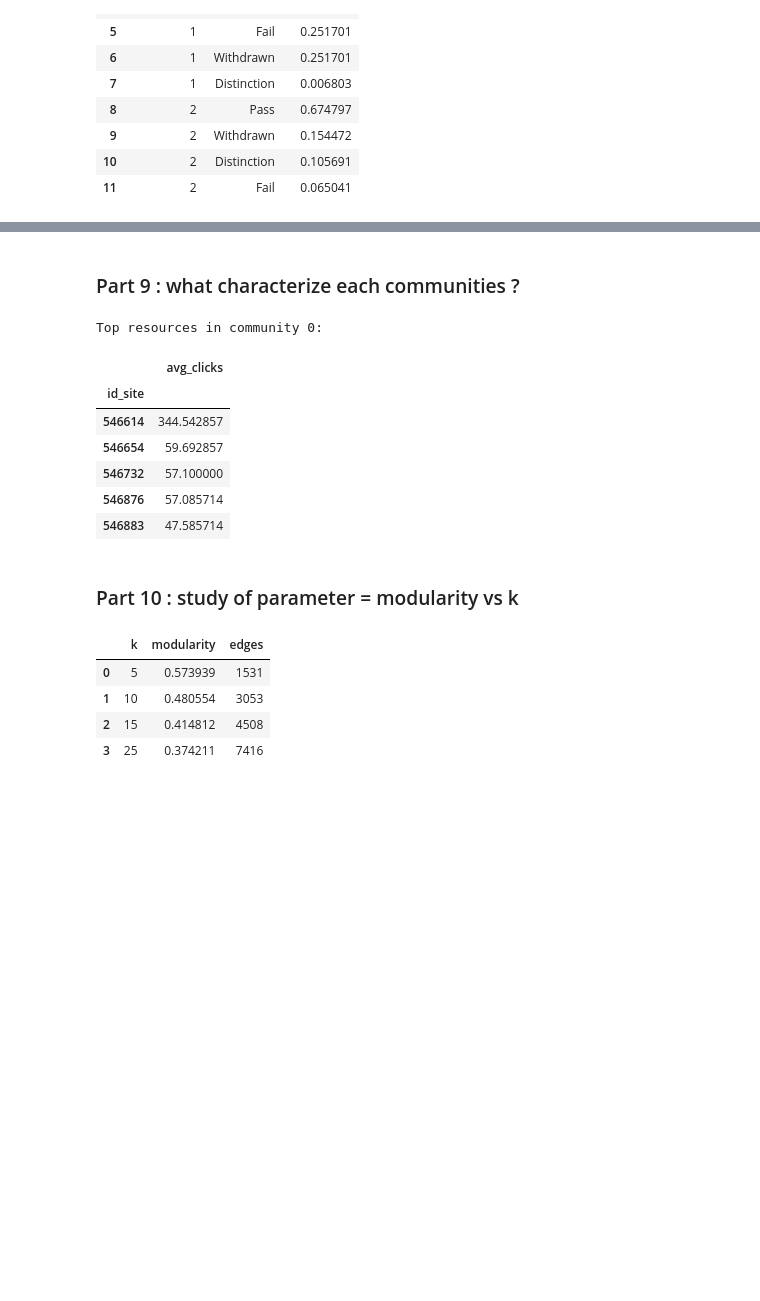
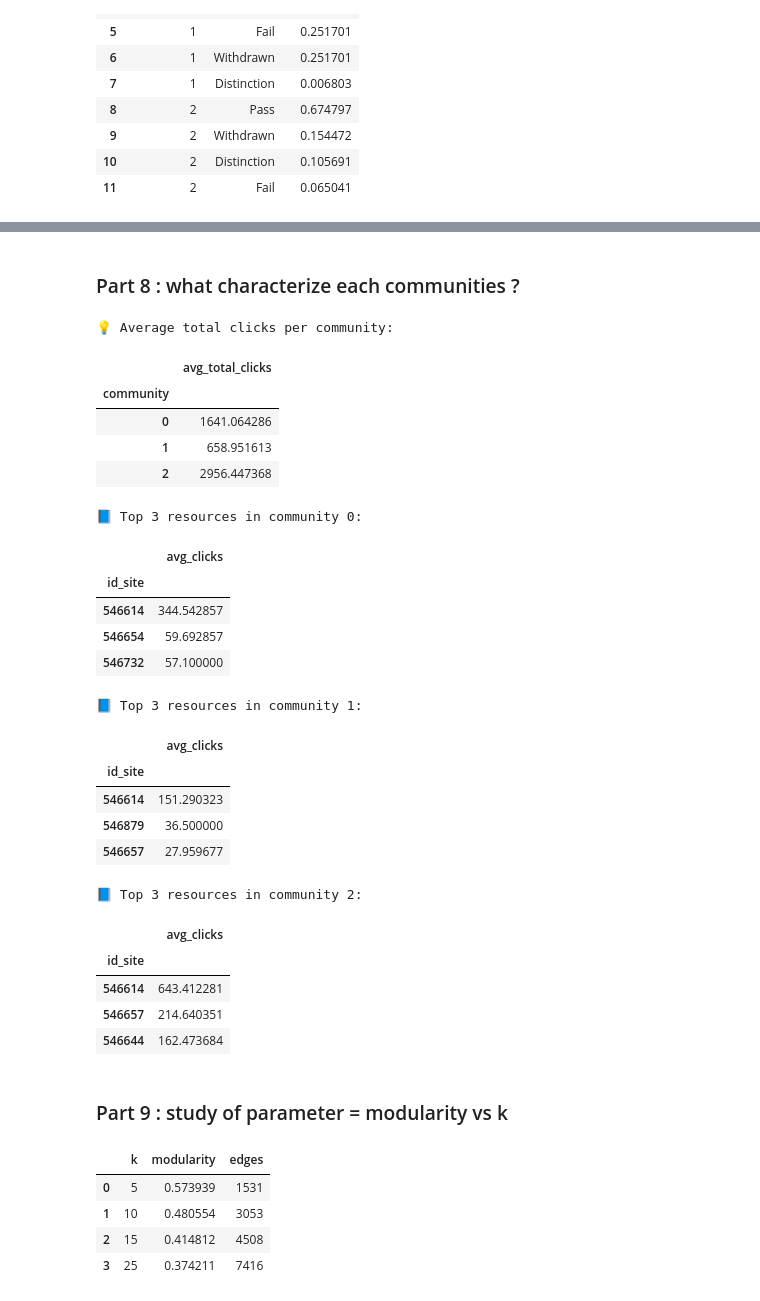
Before and after one commit to Katia-LOUNAS/oulad-network-exploration, a Jupyter notebook: notebooks/graph_student.ipynb, the cells around one changed output, grey strips where cells are left out. Cells and saved outputs as stored; diff of their text form; code cells hidden in the pictures; blank space fills up the shorter version.

```diff
--- a/notebooks/graph_student.ipynb
+++ b/notebooks/graph_student.ipynb
@@ -292,29 +289,54 @@ heat.head()
 # %% [markdown]
-### Part 9 : what characterize each communities ?
+### Part 8 : what characterize each communities ?
 # %%
-# We look at average clicks per resource inside each community
+# compare the 3 communities by their activity
+
+# add community info to the student activity matrix
 comm_series = pd.Series(part, name="community")
 X_with_comm = X_raw.copy()
 X_with_comm["community"] = comm_series
 
+# we now compute the average number of clicks per resource for each community
 mean_by_comm = X_with_comm.groupby("community").mean()
 
-# show top-5 resources of the largest community
-top_comm = sizes.index[0]
-top5 = mean_by_comm.loc[top_comm].sort_values(ascending=False).head(5)
-print(f"Top resources in community {top_comm}:")
-display(top5.to_frame("avg_clicks"))
+# after we compute total average clicks per student (sum of clicks on all resources)
+total_clicks = mean_by_comm.sum(axis=1).sort_index()
+
+print("Average total clicks per community:")
+display(total_clicks.to_frame("avg_total_clicks"))
+
+# for each communiti, show the top 3 most visited resources
+for c in mean_by_comm.index:
+    print(f"\ntop 3 resources in community {c}:")
+    top3 = mean_by_comm.loc[c].sort_values(ascending=False).head(3)
+    display(top3.to_frame("avg_clicks"))
 # %% [output]
-Top resources in community 0:
+💡 Average total clicks per community:
-|  | avg_clicks |
-| id_site |  |
-| 546614 | 344.542857 |
-| 546654 | 59.692857 |
-| 546732 | 57.100000 |
-| 546876 | 57.085714 |
-| 546883 | 47.585714 |
+|  | avg_total_clicks |
+| community |  |
+| 0 | 1641.064286 |
+| 1 | 658.951613 |
+| 2 | 2956.447368 |
+📘 Top 3 resources in community 0:
+|  | avg_clicks |
+| id_site |  |
+| 546614 | 344.542857 |
+| 546654 | 59.692857 |
+| 546732 | 57.100000 |
+📘 Top 3 resources in community 1:
+|  | avg_clicks |
+| id_site |  |
+| 546614 | 151.290323 |
+| 546879 | 36.500000 |
+| 546657 | 27.959677 |
+📘 Top 3 resources in community 2:
+|  | avg_clicks |
+| id_site |  |
+| 546614 | 643.412281 |
+| 546657 | 214.640351 |
+| 546644 | 162.473684 |
 # %% [markdown]
-### Part 10 : study of parameter = modularity vs k
+### Part 9 : study of parameter = modularity vs k
 # %%
 # Try different k values to see structure strength
 results = []
```
Also changed, not shown: parts of 4 cells of this notebook.
